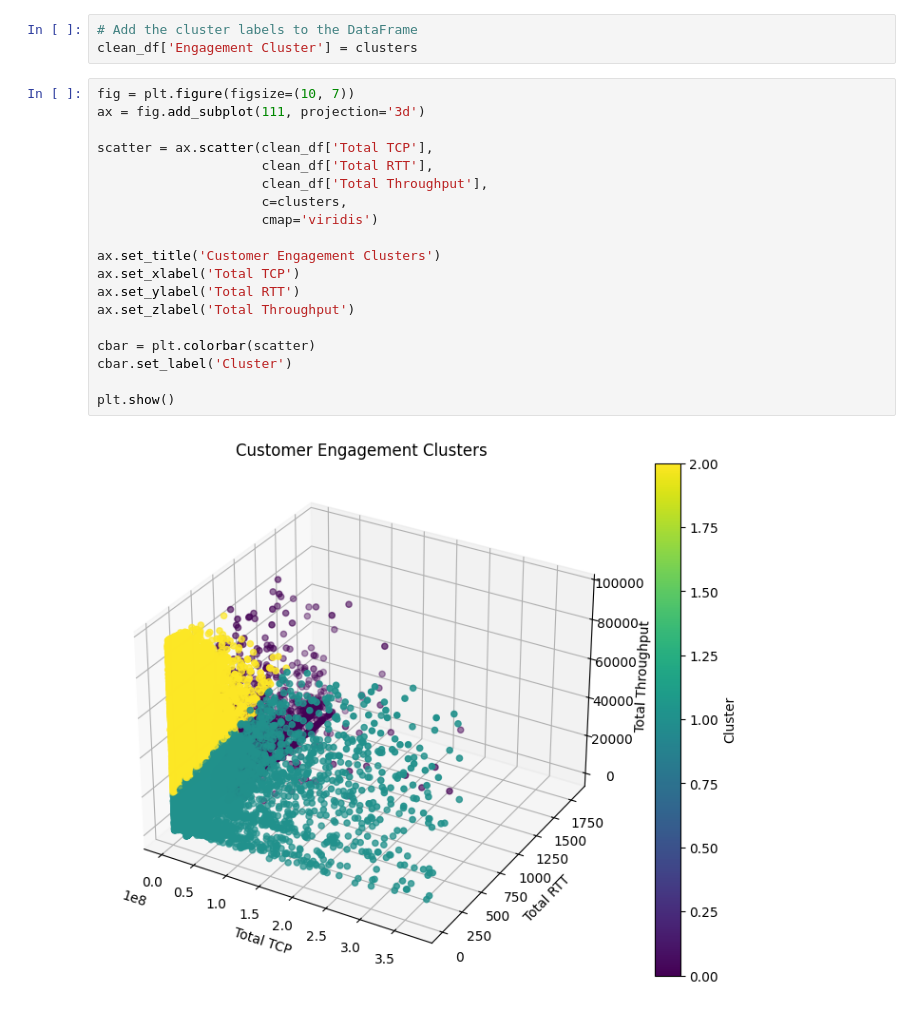
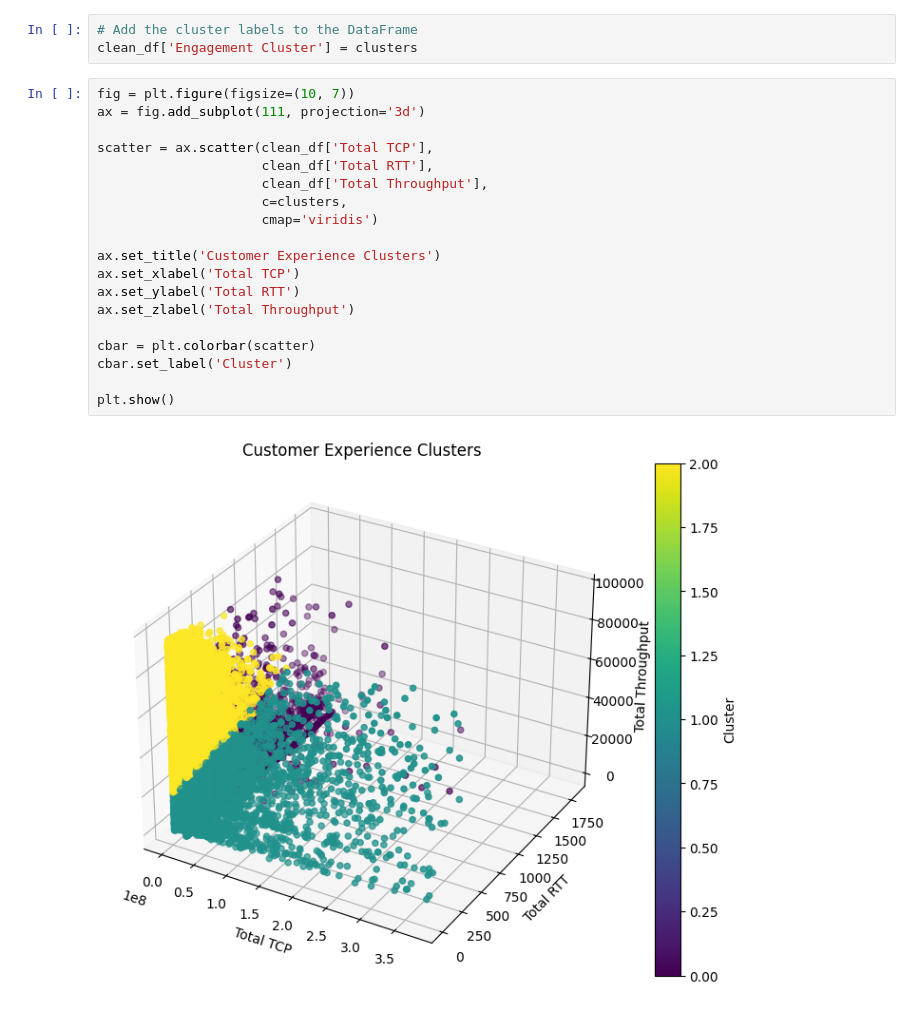
Before and after one commit to MubarekHussen/Telecom-Data-Driven-Investment-Analysis, a Jupyter notebook: notebooks/user_experience_analytics.ipynb, the cells around one changed output. Drawn from its saved outputs; the diff is of its cells as text.

Commit message:
feat: experinace cluster

```diff
--- a/notebooks/user_experience_analytics.ipynb
+++ b/notebooks/user_experience_analytics.ipynb
@@ -299,21 +301,21 @@ clean_df['Engagement Cluster'] = clusters
 # %%
 fig = plt.figure(figsize=(10, 7))
 ax = fig.add_subplot(111, projection='3d')
 
 scatter = ax.scatter(clean_df['Total TCP'],
                      clean_df['Total RTT'],
                      clean_df['Total Throughput'],
                      c=clusters,
                      cmap='viridis')
 
-ax.set_title('Customer Engagement Clusters')
+ax.set_title('Customer Experience Clusters')
 ax.set_xlabel('Total TCP')
 ax.set_ylabel('Total RTT')
 ax.set_zlabel('Total Throughput')
 
 cbar = plt.colorbar(scatter)
 cbar.set_label('Cluster')
 
 plt.show()
 # %% [output]
-[figure, old version]
+[figure, new version]
```
Also changed, not shown: parts of 1 cell of this notebook, 1 other file.
